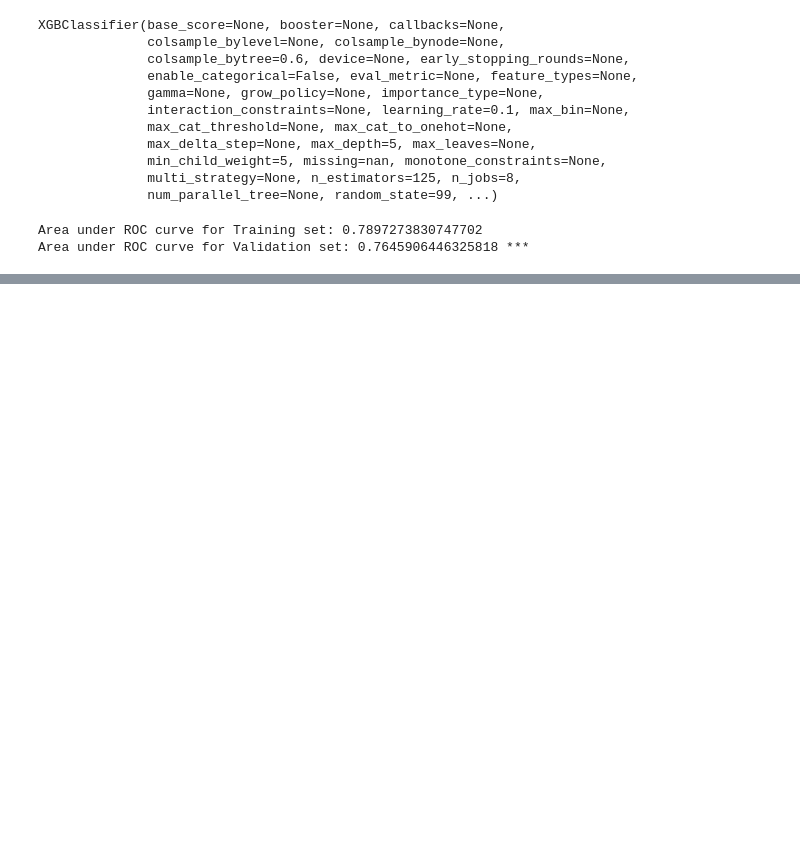
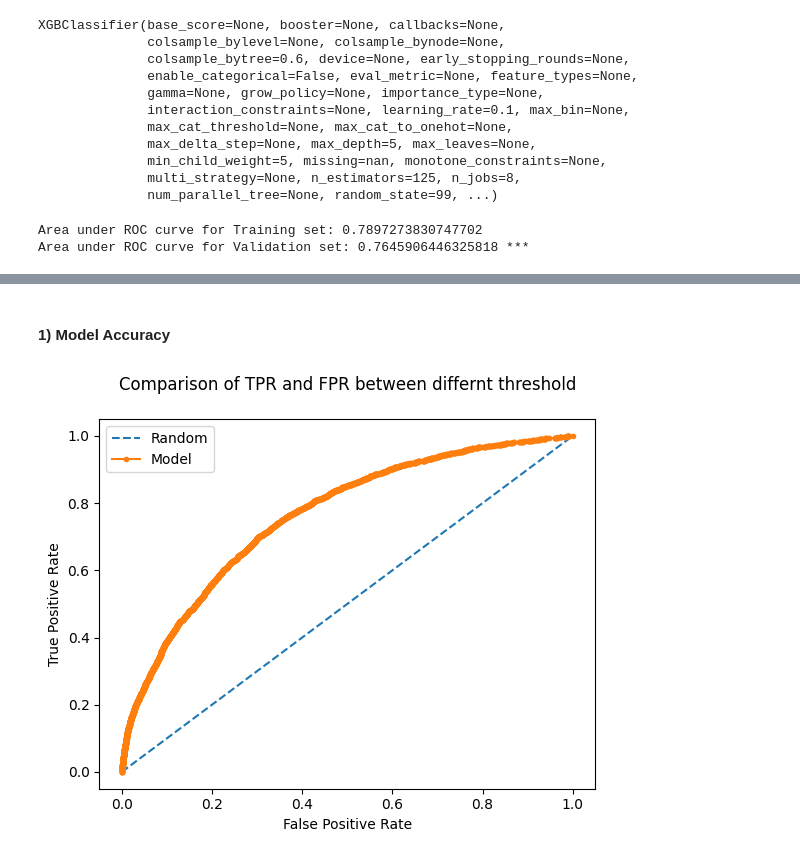
Before and after one commit to KunutBoon/interview-assignment, a Jupyter notebook: notebook/credit_default_risk_experiment.ipynb, the cells around one changed output, grey strips where cells are left out. Saved outputs shown, nothing was run; the diff lists cells and outputs as text; code cells hidden in the pictures; blank space fills up the shorter version.

Commit message:
Finish up all experimentation part and starting to work with model pipeline part

```diff
--- a/notebook/credit_default_risk.ipynb
+++ b/notebook/credit_default_risk_experiment.ipynb
@@ -2218,0 +2235,6 @@ Area under ROC curve for Validation set: 0.7645906446325818 ***
+# %%
+# fit best model
+list_selected_features = re_select_features(feature_importances, 45)
+model = xgb.XGBClassifier(random_state=RANDOM_SEED, n_jobs=N_JOBS, n_estimators=125, learning_rate=0.1, max_depth=5, min_child_weight=5,
+                          reg_alpha=2, reg_lambda=2, colsample_bytree=.6)
+model.fit(X_train.loc[:, list_selected_features], Y_train)
@@ -2218,0 +2253,5 @@ Area under ROC curve for Validation set: 0.7645906446325818 ***
+# %%
+# prediction
+y_test_pred = model.predict(X_test.loc[:, list_selected_features])
+y_test_prob_pred = model.predict_proba(X_test.loc[:, list_selected_features])[:, 1]
+roc_auc_score_test = roc_auc_score(Y_test, y_test_prob_pred)
@@ -2218,0 +2305,18 @@ Area under ROC curve for Validation set: 0.7645906446325818 ***
+# %% [markdown]
+#### 1) Model Accuracy
+# %%
+# ROC curve calculation
+list_no_skill_prediction = [0 for _ in range(len(Y_test))]
+no_skill_fpr, no_skill_tpr, _ = roc_curve(Y_test, list_no_skill_prediction)
+model_fpr, model_tpr, _ = roc_curve(Y_test, y_test_prob_pred)
+
+# plot graph
+plt.plot(no_skill_fpr, no_skill_tpr, linestyle='--', label='Random')
+plt.plot(model_fpr, model_tpr, marker='.', label='Model')
+plt.title("Comparison of TPR and FPR between differnt threshold\n")
+plt.xlabel('False Positive Rate')
+plt.ylabel('True Positive Rate')
+plt.legend()
+plt.show()
+# %% [output]
+[figure, added]
```
Also changed, not shown: parts of 49 cells of this notebook, 4 other files.
